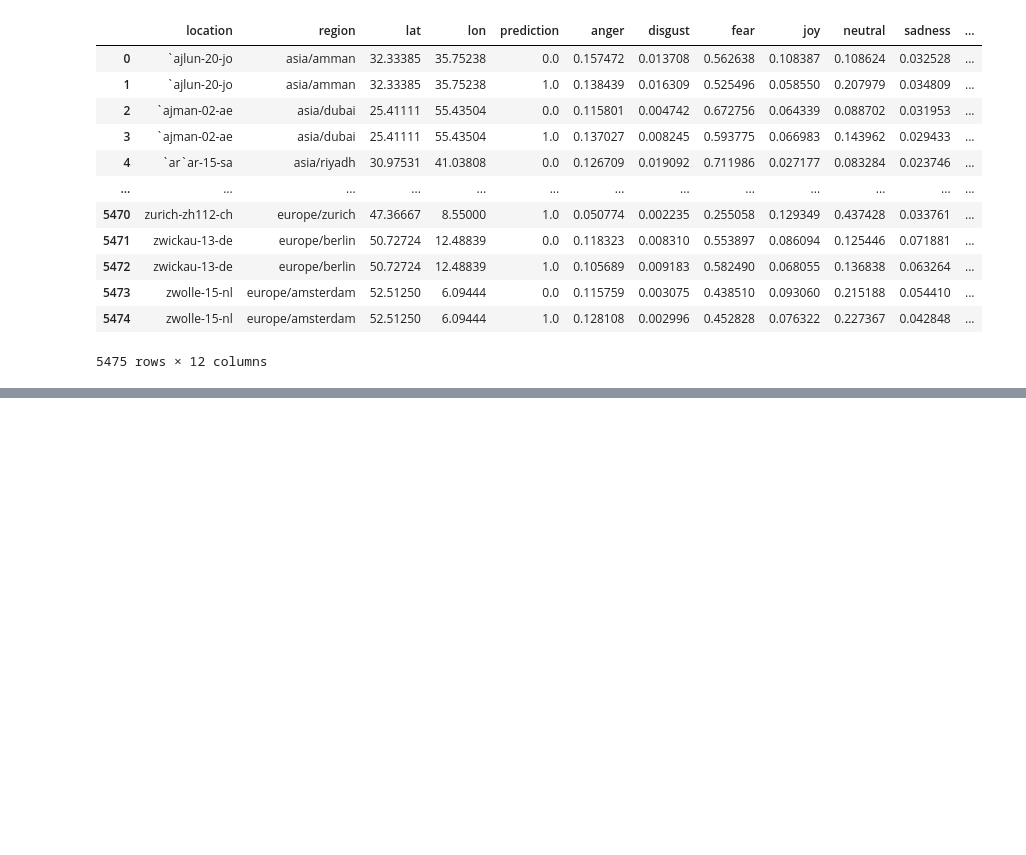
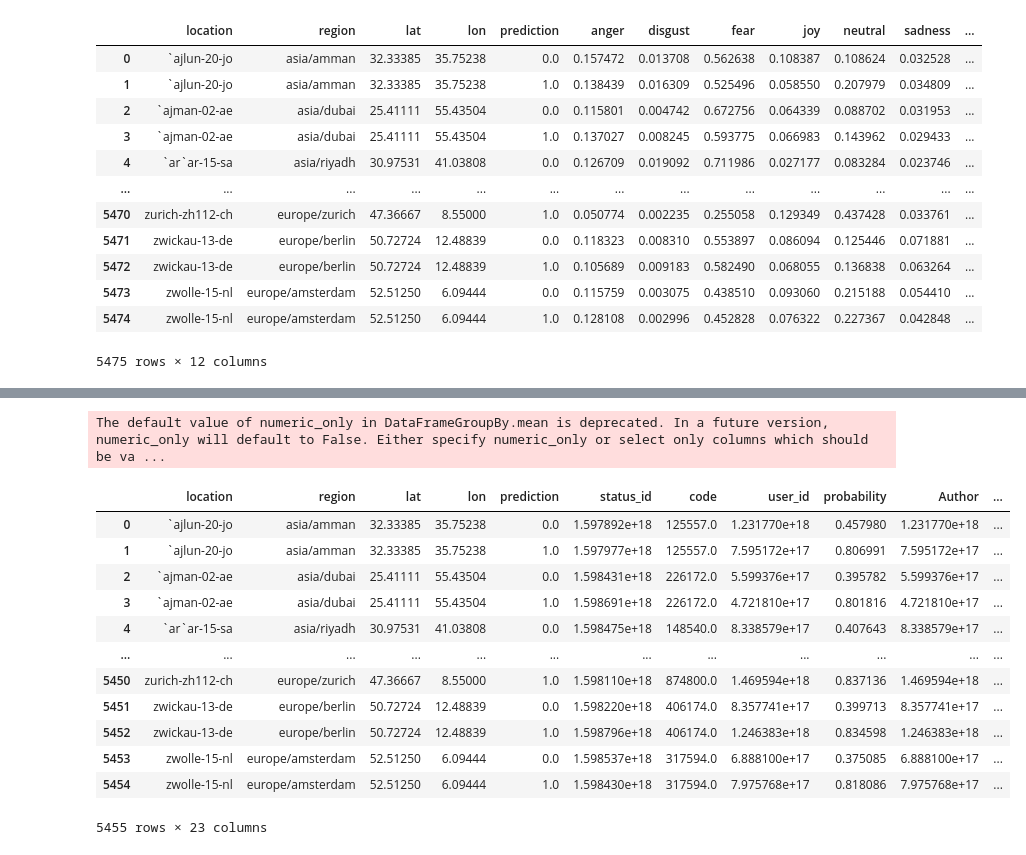
Before and after one commit to tanmayraj/fifa23analysis, a Jupyter notebook: 20230226_Analysis.ipynb, the cells around one changed output, grey strips where cells are left out. Cells and saved outputs as stored; diff of their text form; code cells hidden in the pictures; blank space fills up the shorter version.

```diff
--- a/20230226_Analysis.ipynb
+++ b/20230226_Analysis.ipynb
@@ -88,3 +90,6 @@ df_emotion
 | 1470412 | 1487871301171744771 | 1.487871e+18 | Ganhamos mas lembrando que Tite e... | 0.351239 | 0.000996 | 0.486202 | 0.122127 | 0.006981 | 0.025267 | 0.007188 |
 | 1470413 | 1557619138117378049 | 1.557619e+18 | #️⃣ #Brazil #Switzerland #Brazilv... | 0.054019 | 0.001668 | 0.825460 | 0.083121 | 0.006542 | 0.019780 | 0.009410 |
 1470414 rows × 10 columns
+# %%
+df_morals = pd.read_csv('./02_cleaned/morals.csv').iloc[:, 1:]
+df_morals
@@ -361,0 +419,3 @@ pd.DataFrame(df_bothunter_location_emotion.groupby(
+# %%
+df_blm = df_bothunter_location.merge(df_morals, left_on=['user_id', 'status_id'], right_on=['Author', 'twitter_id'])
+df_blm
@@ -361,0 +436,20 @@ pd.DataFrame(df_bothunter_location_emotion.groupby(
+# %%
+df_blm_freq = \
+pd.DataFrame(df_blm.groupby(
+    ['location', 'region', 'lat', 'lon', 'prediction']).mean().reset_index())
+df_blm_freq
+# %% [output]
+The default value of numeric_only in DataFrameGroupBy.mean is deprecated. In a future version, numeric_only will default to False. Either specify numeric_only or select only columns which should be va ...
+|  | location | region | lat | lon | prediction | status_id | code | user_id | probability | Author | ... |
+| 0 | `ajlun-20-jo | asia/amman | 32.33385 | 35.75238 | 0.0 | 1.597892e+18 | 125557.0 | 1.231770e+18 | 0.457980 | 1.231770e+18 | ... |
+| 1 | `ajlun-20-jo | asia/amman | 32.33385 | 35.75238 | 1.0 | 1.597977e+18 | 125557.0 | 7.595172e+17 | 0.806991 | 7.595172e+17 | ... |
+| 2 | `ajman-02-ae | asia/dubai | 25.41111 | 55.43504 | 0.0 | 1.598431e+18 | 226172.0 | 5.599376e+17 | 0.395782 | 5.599376e+17 | ... |
+| 3 | `ajman-02-ae | asia/dubai | 25.41111 | 55.43504 | 1.0 | 1.598691e+18 | 226172.0 | 4.721810e+17 | 0.801816 | 4.721810e+17 | ... |
+| 4 | `ar`ar-15-sa | asia/riyadh | 30.97531 | 41.03808 | 0.0 | 1.598475e+18 | 148540.0 | 8.338579e+17 | 0.407643 | 8.338579e+17 | ... |
+| ... | ... | ... | ... | ... | ... | ... | ... | ... | ... | ... | ... |
+| 5450 | zurich-zh112-ch | europe/zurich | 47.36667 | 8.55000 | 1.0 | 1.598110e+18 | 874800.0 | 1.469594e+18 | 0.837136 | 1.469594e+18 | ... |
+| 5451 | zwickau-13-de | europe/berlin | 50.72724 | 12.48839 | 0.0 | 1.598220e+18 | 406174.0 | 8.357741e+17 | 0.399713 | 8.357741e+17 | ... |
+| 5452 | zwickau-13-de | europe/berlin | 50.72724 | 12.48839 | 1.0 | 1.598796e+18 | 406174.0 | 1.246383e+18 | 0.834598 | 1.246383e+18 | ... |
+| 5453 | zwolle-15-nl | europe/amsterdam | 52.51250 | 6.09444 | 0.0 | 1.598537e+18 | 317594.0 | 6.888100e+17 | 0.375085 | 6.888100e+17 | ... |
+| 5454 | zwolle-15-nl | europe/amsterdam | 52.51250 | 6.09444 | 1.0 | 1.598430e+18 | 317594.0 | 7.975768e+17 | 0.818086 | 7.975768e+17 | ... |
+5455 rows × 23 columns
```
Also changed, not shown: parts of 23 cells of this notebook, 1 other file.
